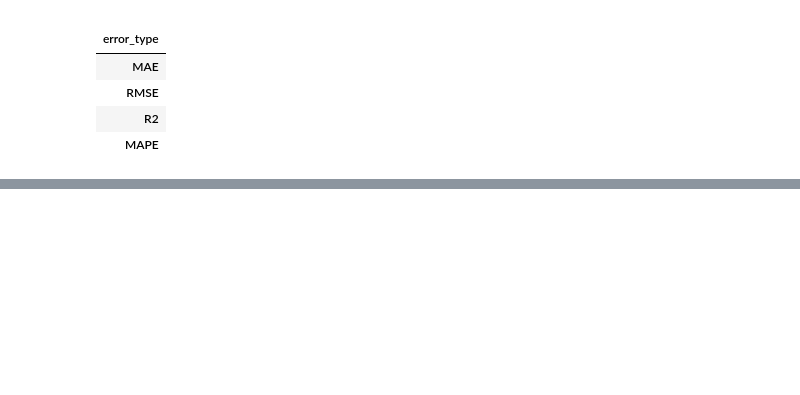
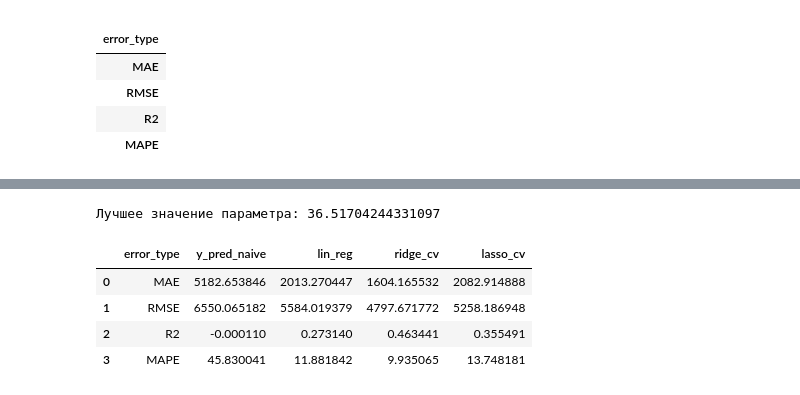
Before and after one commit to NKVol/ML2020, a Jupyter notebook: HW_tokenization.ipynb, the cells around one changed output, grey strips where cells are left out. Saved outputs shown, nothing was run; the diff lists cells and outputs as text; code cells hidden in the pictures; blank space fills up the shorter version.

```diff
--- a/HW_tokenization.ipynb
+++ b/HW_tokenization.ipynb
@@ -560,0 +582,14 @@ measured_metrics
+# %%
+###RidgeCV
+from sklearn.linear_model import RidgeCV
+# Объявили модель
+ridge_cv = RidgeCV(cv=5)
+
+# Обучили модель на тренировочной выборке
+ridge_cv.fit(X_train,y_train)
+print('Лучшее значение параметра:', ridge_cv.alpha_)
+# Сделали прогнозы на тестовой выборке
+pred_ridge_x = ridge_cv.predict(X_test)
+
+measured_metrics["ridge_cv"] = dataframe_metrics(y_test, pred_ridge_x)
+measured_metrics
@@ -560,0 +603,21 @@ measured_metrics
+# %%
+from sklearn.linear_model import LassoCV
+
+# Объявили модель
+lasso_cv = LassoCV(cv=5)
+
+# Обучили модель на тренировочной выборке
+lasso_cv.fit(X_train, y_train)
+print('Лучшее значение параметра:', lasso_cv.alpha_)
+# Сделали прогнозы на тестовой выборке
+y_pred_lasso = lasso_cv.predict(X_test)
+
+measured_metrics["lasso_cv"] = dataframe_metrics(y_test, y_pred_lasso)
+measured_metrics
+# %% [output]
+Лучшее значение параметра: 36.51704244331097
+|  | error_type | y_pred_naive | lin_reg | ridge_cv | lasso_cv |
+| 0 | MAE | 5182.653846 | 2013.270447 | 1604.165532 | 2082.914888 |
+| 1 | RMSE | 6550.065182 | 5584.019379 | 4797.671772 | 5258.186948 |
+| 2 | R2 | -0.000110 | 0.273140 | 0.463441 | 0.355491 |
+| 3 | MAPE | 45.830041 | 11.881842 | 9.935065 | 13.748181 |
```
Also changed, not shown: parts of 31 cells of this notebook.
